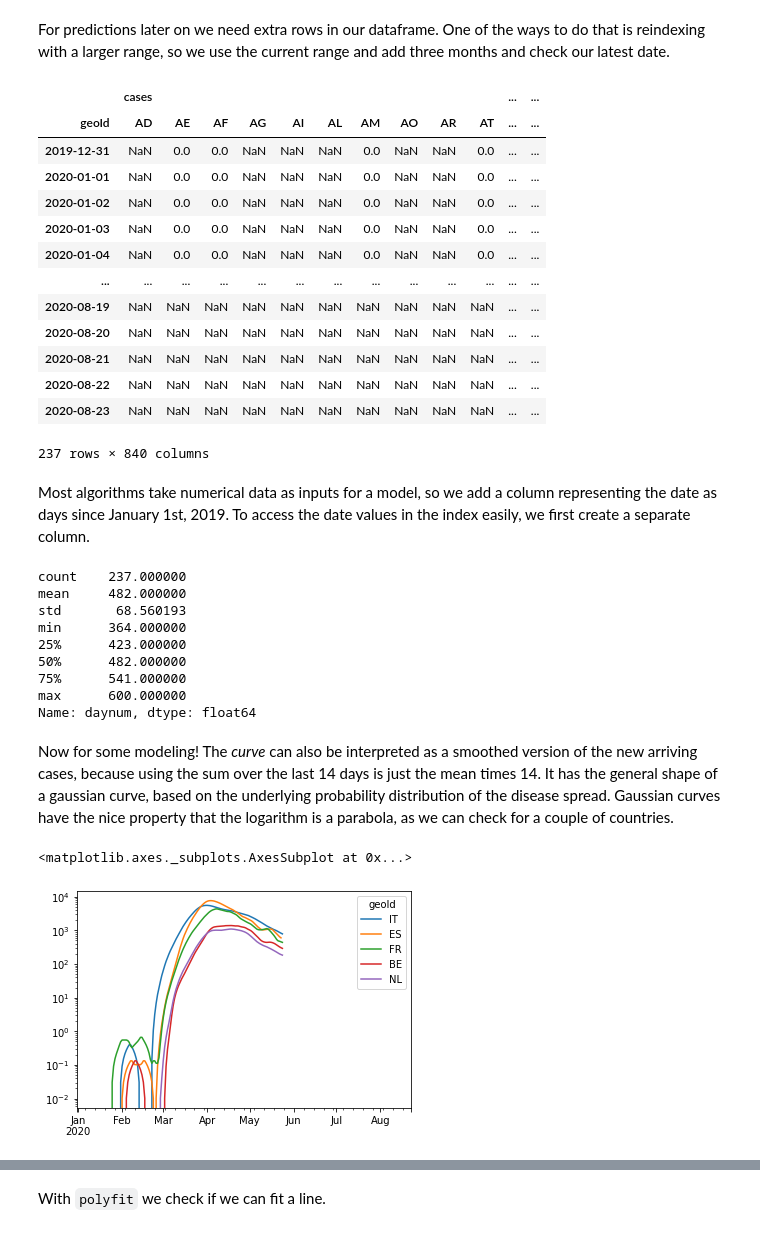
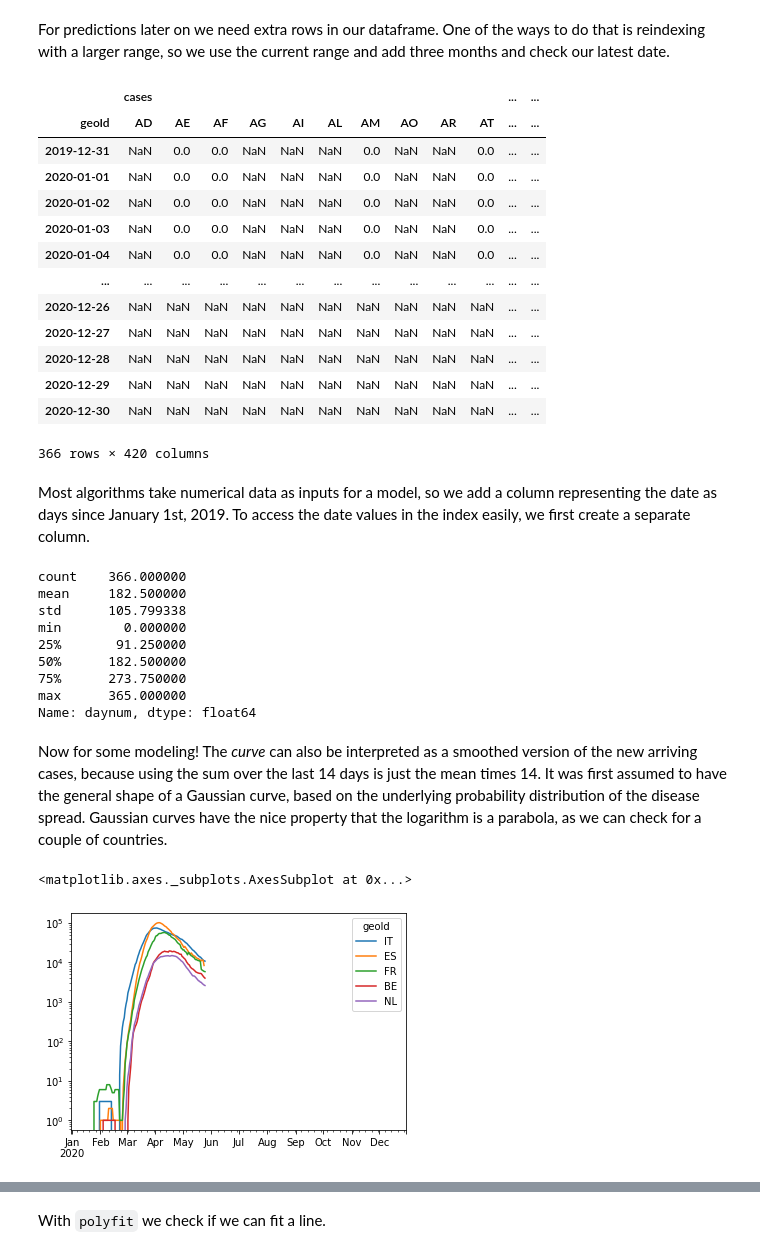
Before and after one commit to R3dje/COVID19, a Jupyter notebook: Modelpivot.ipynb, the cells around one changed output, grey strips where cells are left out. Cells and saved outputs as stored; diff of their text form; code cells hidden in the pictures.

```diff
--- a/Modelpivot.ipynb
+++ b/Modelpivot.ipynb
@@ -38,6 +36,3 @@ To make room in the dataframe for future predictions, we add columns for those v
-# %%
-df['pcases']  = np.nan
-df['pdeaths'] = np.nan
 # %% [markdown]
 Last check of our source dataframe.
 # %%
@@ -60,7 +53,7 @@ dtype: int64
 # %% [markdown]
 We pivot to a country by column format.
 # %%
-df_geo = df.pivot(index='dateRep', columns='geoId', values=['cases', 'deaths', 'pcases', 'pdeaths'])
+df_geo = df.pivot(index='dateRep', columns='geoId', values=['cases', 'deaths'])
 df_geo
 # %% [output]
 |  | cases |  |  |  |  |  |  |  |  |  | ... | ... |
@@ -81,7 +74,7 @@ df_geo
 # %% [markdown]
 For predictions later on we need extra rows in our dataframe. One of the ways to do that is reindexing with a larger range, so we use the current range and add three months and check our latest date.
 # %%
-new_index = pd.date_range(df_geo.index.min(), df_geo.index.max() + pd.Timedelta('91 days'))
+new_index = pd.date_range(df_geo.index.min(), df_geo.index.min() + pd.Timedelta('365 days'))
 df_geo = df_geo.reindex(new_index)
 df_geo
 # %% [output]
@@ -93,33 +86,32 @@ df_geo
 | 2020-01-03 | NaN | 0.0 | 0.0 | NaN | NaN | NaN | 0.0 | NaN | NaN | 0.0 | ... | ... |
 | 2020-01-04 | NaN | 0.0 | 0.0 | NaN | NaN | NaN | 0.0 | NaN | NaN | 0.0 | ... | ... |
 | ... | ... | ... | ... | ... | ... | ... | ... | ... | ... | ... | ... | ... |
-| 2020-08-19 | NaN | NaN | NaN | NaN | NaN | NaN | NaN | NaN | NaN | NaN | ... | ... |
-| 2020-08-20 | NaN | NaN | NaN | NaN | NaN | NaN | NaN | NaN | NaN | NaN | ... | ... |
-| 2020-08-21 | NaN | NaN | NaN | NaN | NaN | NaN | NaN | NaN | NaN | NaN | ... | ... |
-| 2020-08-22 | NaN | NaN | NaN | NaN | NaN | NaN | NaN | NaN | NaN | NaN | ... | ... |
-| 2020-08-23 | NaN | NaN | NaN | NaN | NaN | NaN | NaN | NaN | NaN | NaN | ... | ... |
+| 2020-12-26 | NaN | NaN | NaN | NaN | NaN | NaN | NaN | NaN | NaN | NaN | ... | ... |
+| 2020-12-27 | NaN | NaN | NaN | NaN | NaN | NaN | NaN | NaN | NaN | NaN | ... | ... |
+| 2020-12-28 | NaN | NaN | NaN | NaN | NaN | NaN | NaN | NaN | NaN | NaN | ... | ... |
+| 2020-12-29 | NaN | NaN | NaN | NaN | NaN | NaN | NaN | NaN | NaN | NaN | ... | ... |
+| 2020-12-30 | NaN | NaN | NaN | NaN | NaN | NaN | NaN | NaN | NaN | NaN | ... | ... |
-237 rows × 840 columns
+366 rows × 420 columns
 # %% [markdown]
 Most algorithms take numerical data as inputs for a model, so we add a column representing the date as days since January 1st, 2019. To access the date values in the index easily, we first create a separate column.
 # %%
-df_geo['dateRep'] = df_geo.index
-df_geo['daynum'] = (df_geo['dateRep'] - pd.Timestamp('2019-01-01')).dt.days.astype('int')
+df_geo['daynum'] = (df_geo.index - df_geo.index.min()).days
 df_geo['daynum'].describe()
 # %% [output]
-count    237.000000
-mean     482.000000
-std       68.560193
-min      364.000000
-25%      423.000000
-50%      482.000000
-75%      541.000000
-max      600.000000
+count    366.000000
+mean     182.500000
+std      105.799338
+min        0.000000
+25%       91.250000
+50%      182.500000
+75%      273.750000
+max      365.000000
 Name: daynum, dtype: float64
 # %% [markdown]
-Now for some modeling! The _curve_ can also be interpreted as a smoothed version of the new arriving cases, because using the sum over the last 14 days is just the mean times 14. It has the general shape of a gaussian curve, based on the underlying probability distribution of the disease spread. Gaussian curves have the nice property that the logarithm is a parabola, as we can check for a couple of countries.
+Now for some modeling! The _curve_ can also be interpreted as a smoothed version of the new arriving cases, because using the sum over the last 14 days is just the mean times 14. It was first assumed to have the general shape of a Gaussian curve, based on the underlying probability distribution of the disease spread. Gaussian curves have the nice property that the logarithm is a parabola, as we can check for a couple of countries.
 # %%
-df_geo['cases'][['IT', 'ES', 'FR', 'BE', 'NL']].rolling(14, win_type='triang').mean().plot(logy=True)
+df_geo['cases'][['IT', 'ES', 'FR', 'BE', 'NL']].rolling(14).sum().plot(logy=True)
 # %% [output]
 <matplotlib.axes._subplots.AxesSubplot at 0x...>
-[figure, old version]
+[figure, new version]
 # %% [markdown]
```
Also changed, not shown: parts of 14 cells of this notebook, 5 other files.
